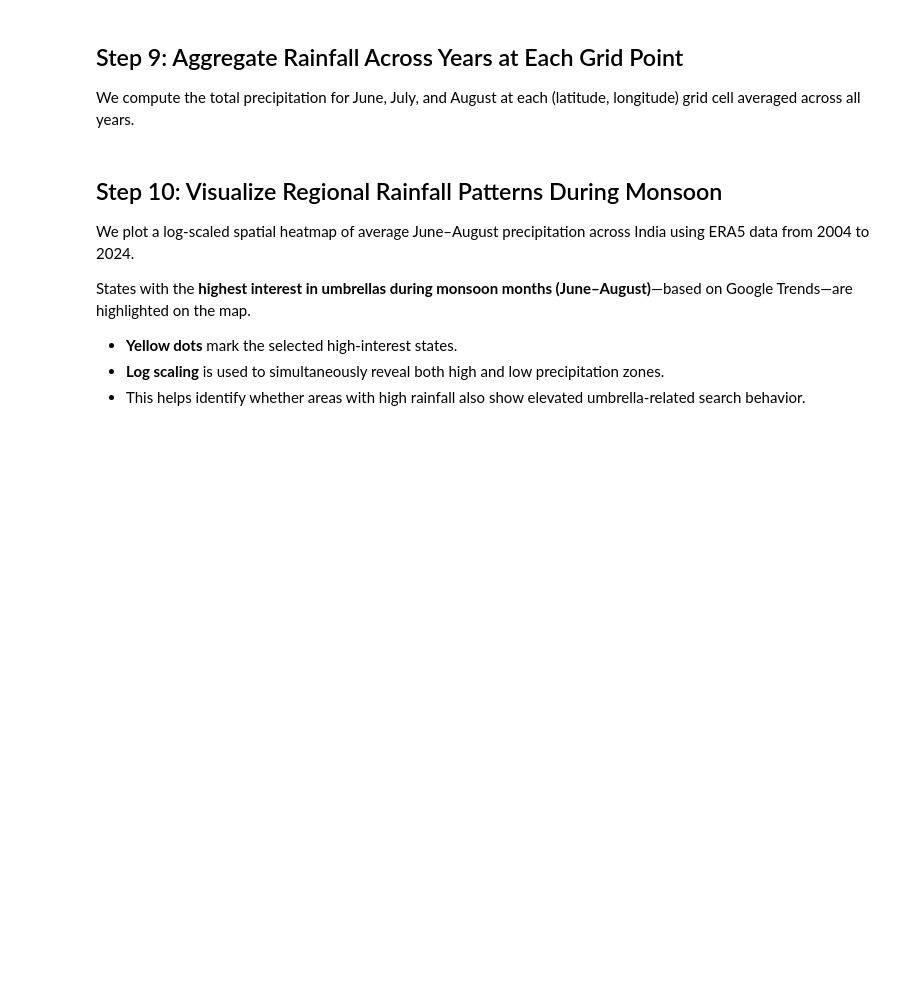
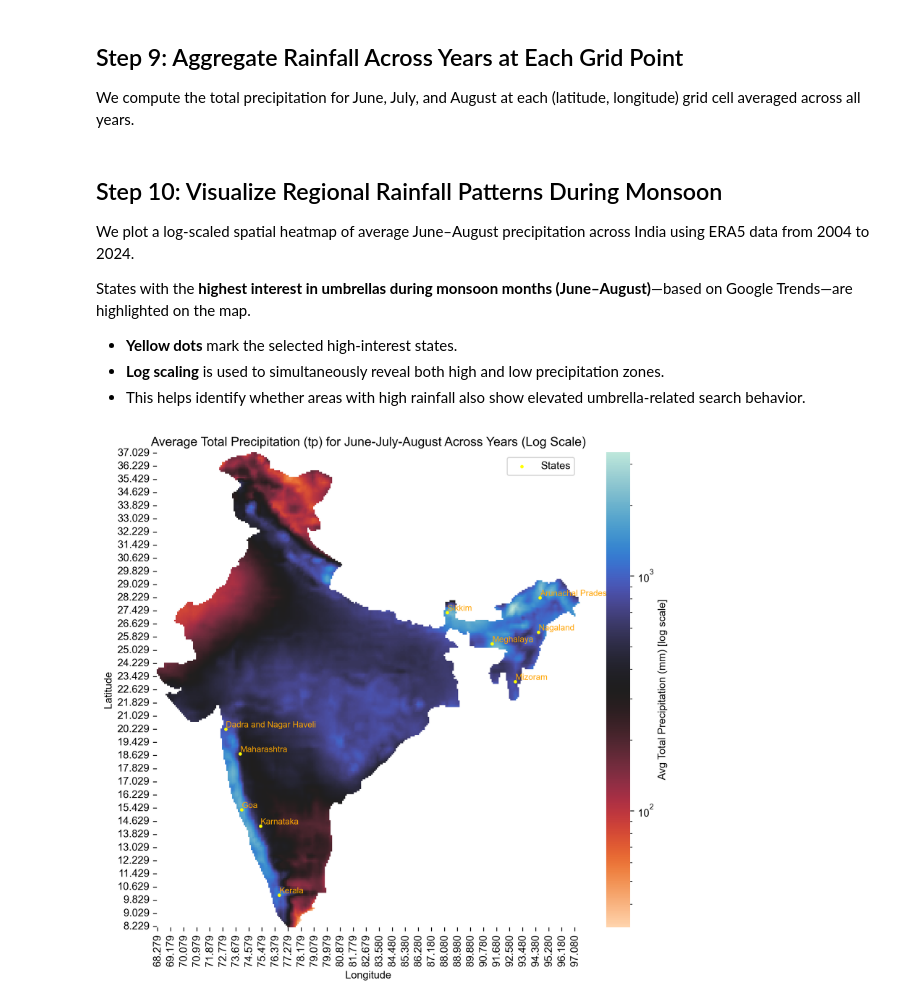
Before and after one commit to saketlab/varunayan, a Jupyter notebook: notebooks/04_umbrella_sales_India.ipynb, the cells around one changed output. Cells and saved outputs as stored; diff of their text form; code cells hidden in the pictures; blank space fills up the shorter version.

```diff
--- a/notebooks/04_umbrella_sales_India.ipynb
+++ b/notebooks/04_umbrella_sales_India.ipynb
@@ -231,33 +238,37 @@ heatmap_data = raw_df_avg.pivot(index='latitude', columns='longitude', values='t
 # Plot heatmap with log scale
 plt.figure(figsize=(8, 7.5))
 ax = sns.heatmap(
     heatmap_data,
     cmap='icefire_r',
     norm=mcolors.LogNorm(vmin=heatmap_data[heatmap_data > 0].min().min(), vmax=heatmap_data.max().max()),
-    cbar_kws={'label': 'Avg Total Precipitation (mm) [log scale]'},
-    xticklabels=False,  # Remove longitude labels
-    yticklabels=False   # Remove latitude labels
+    cbar_kws={'label': 'Avg Total Precipitation (mm) [log scale]'}
 )
+
+# Format tick labels to 3 decimal places
+ax.set_xticklabels([f"{float(label.get_text()):.3f}" for label in ax.get_xticklabels()])
+ax.set_yticklabels([f"{float(label.get_text()):.3f}" for label in ax.get_yticklabels()])
 
 plt.title('Average Total Precipitation (tp) for June-July-August Across Years (Log Scale)')
 plt.xlabel('Longitude')
 plt.ylabel('Latitude')
 plt.gca().invert_yaxis()
 
 lat_vals = heatmap_data.index.values
 lon_vals = heatmap_data.columns.values
 
 # Map city lat/lon to heatmap indices
 pin_y = [np.argmin(np.abs(lat_vals - lat)) + 0.5 for lat in pin_lat]
 pin_x = [np.argmin(np.abs(lon_vals - lon)) + 0.5 for lon in pin_lon]
 
 plt.scatter(pin_x, pin_y, s=5, c='yellow', label='States')
 
 # Add city names as labels
 for x, y, city in zip(pin_x, pin_y, states):
     plt.text(x, y, city, fontsize=8, ha='left', va='bottom', color='orange')
 
 plt.legend()
 
 plt.tight_layout()
 plt.show()
+# %% [output]
+[figure, added]
```
Also changed, not shown: parts of 5 cells of this notebook, 7 other files.
